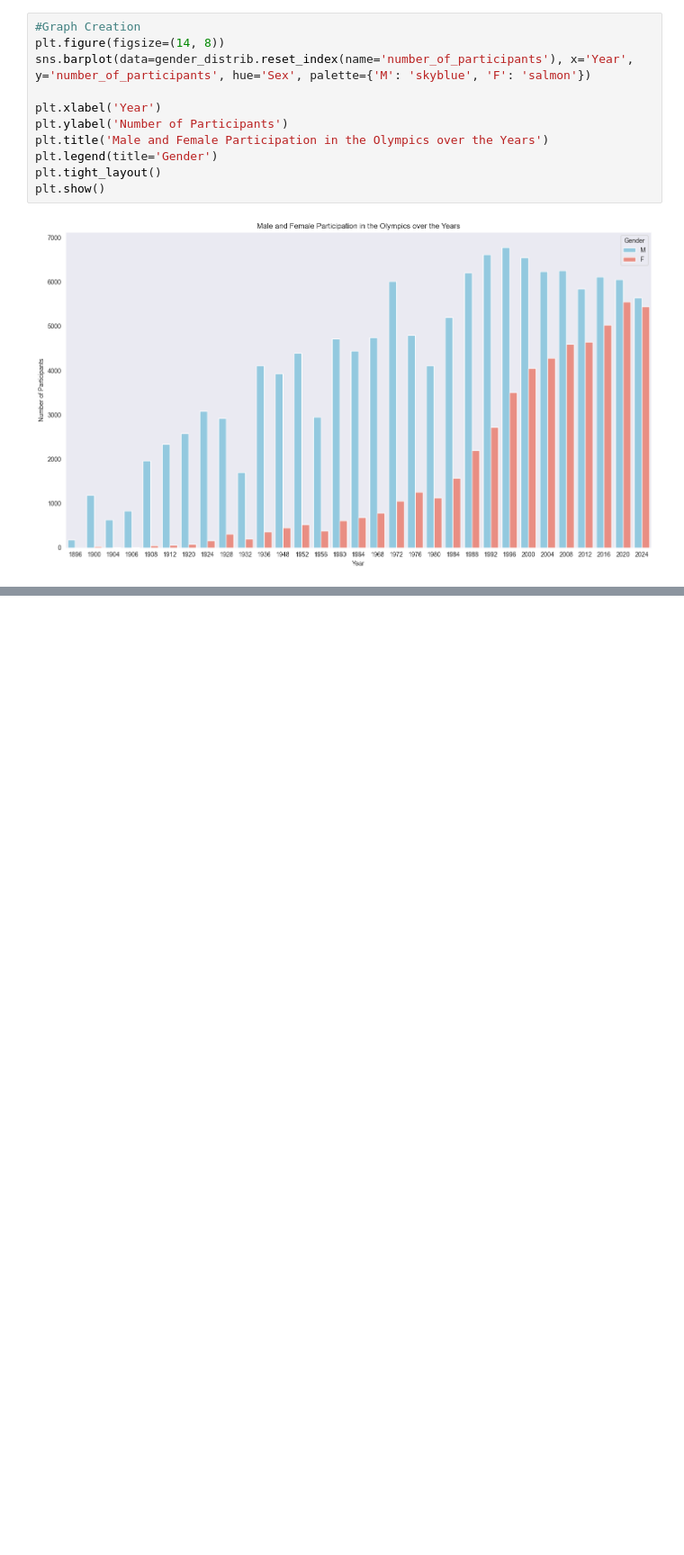
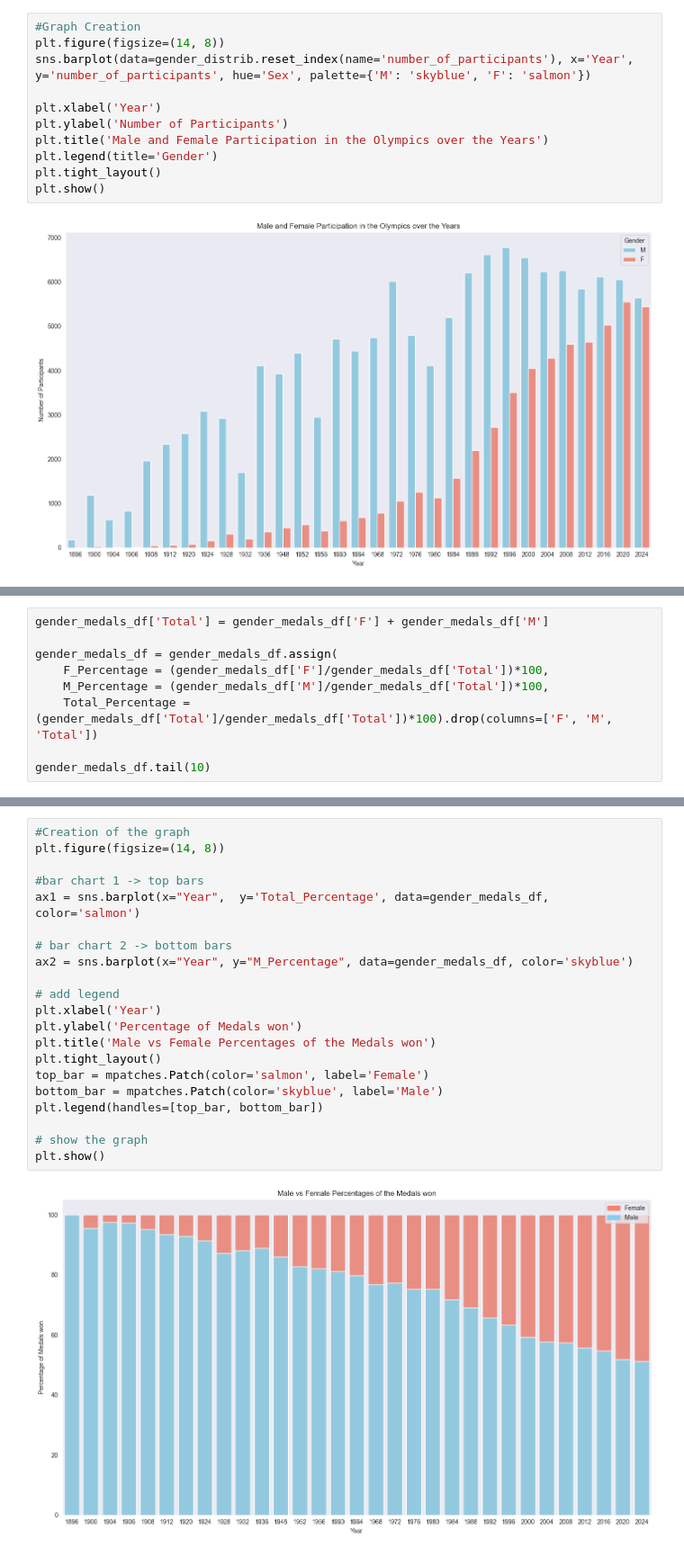
Before and after one commit to G2812/Olympic-Games, a Jupyter notebook: olympic_games_analysis.ipynb, the cells around one changed output, grey strips where cells are left out. Shown: that part at 90% size. Drawn from its saved outputs; the diff is of its cells as text; blank space fills up the shorter version.

```diff
--- a/olympic_games_analysis.ipynb
+++ b/olympic_games_analysis.ipynb
@@ -1040,0 +1040,9 @@ gender_medals_df.groupby('Sex', 'Year').size()
+# %%
+gender_medals_df['Total'] = gender_medals_df['F'] + gender_medals_df['M']
+
+gender_medals_df = gender_medals_df.assign(
+    F_Percentage = (gender_medals_df['F']/gender_medals_df['Total'])*100,
+    M_Percentage = (gender_medals_df['M']/gender_medals_df['Total'])*100,
+    Total_Percentage = (gender_medals_df['Total']/gender_medals_df['Total'])*100).drop(columns=['F', 'M', 'Total'])
+
+gender_medals_df.tail(10)
@@ -1040,0 +1061,23 @@ gender_medals_df.groupby('Sex', 'Year').size()
+# %%
+#Creation of the graph
+plt.figure(figsize=(14, 8))
+
+#bar chart 1 -> top bars
+ax1 = sns.barplot(x="Year",  y='Total_Percentage', data=gender_medals_df, color='salmon')
+
+# bar chart 2 -> bottom bars
+ax2 = sns.barplot(x="Year", y="M_Percentage", data=gender_medals_df, color='skyblue')
+
+# add legend
+plt.xlabel('Year')
+plt.ylabel('Percentage of Medals won')
+plt.title('Male vs Female Percentages of the Medals won')
+plt.tight_layout()
+top_bar = mpatches.Patch(color='salmon', label='Female')
+bottom_bar = mpatches.Patch(color='skyblue', label='Male')
+plt.legend(handles=[top_bar, bottom_bar])
+
+# show the graph
+plt.show()
+# %% [output]
+[figure, added]
```
Also changed, not shown: parts of 14 cells of this notebook.
